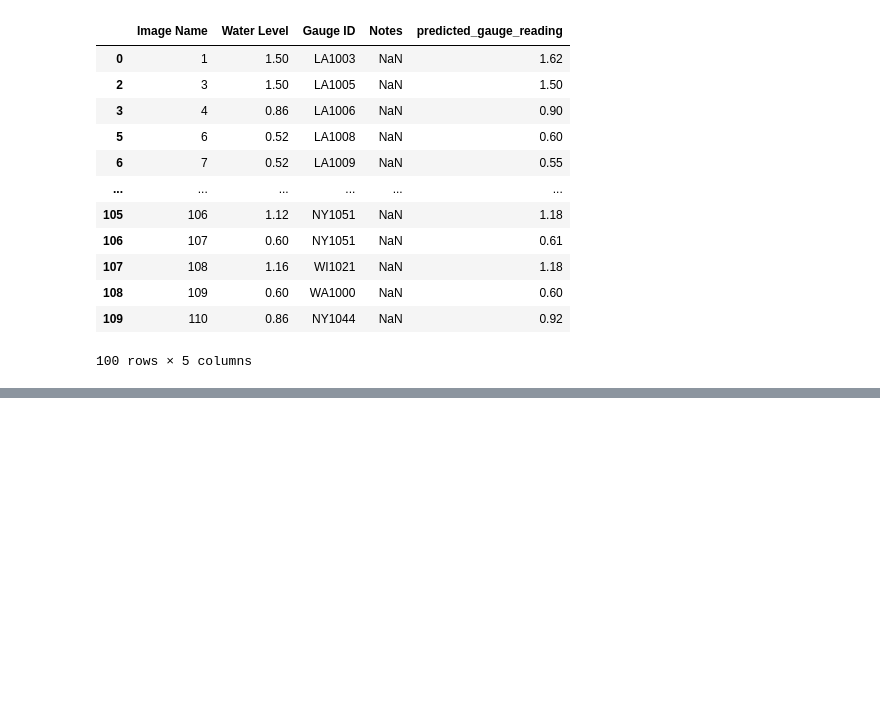
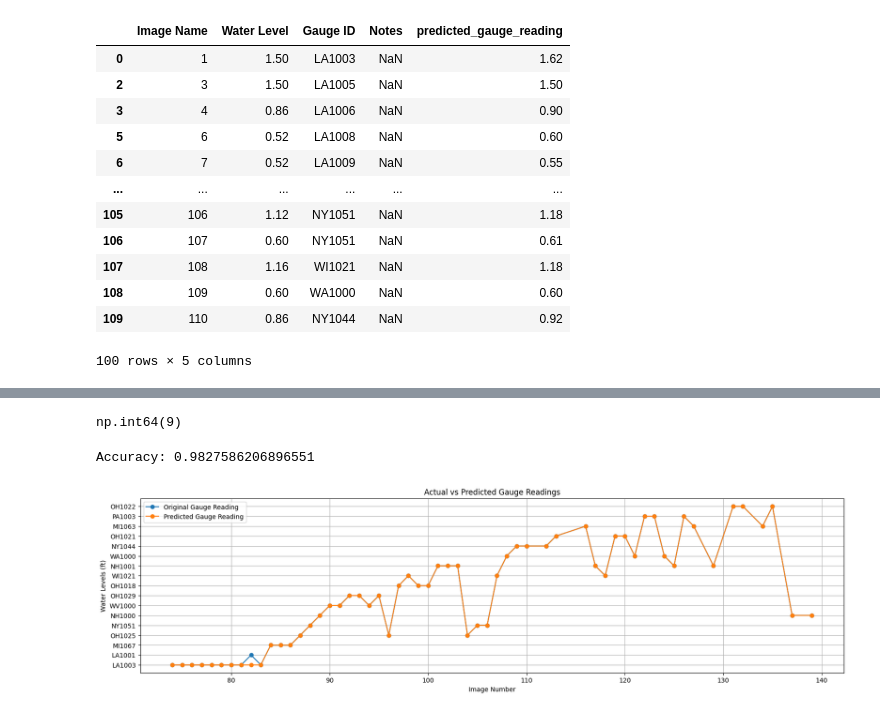
Before and after one commit to cslowry/CrowdHydrology, a Jupyter notebook: model/evaluation/evalutaion.ipynb, the cells around one changed output, grey strips where cells are left out. Saved outputs shown, nothing was run; the diff lists cells and outputs as text; code cells hidden in the pictures; blank space fills up the shorter version.

```diff
--- a/model/evaluation/evalutaion.ipynb
+++ b/model/evaluation/evalutaion.ipynb
@@ -138,0 +151,3 @@ df.head(100)
+# %%
+prediction_readings = pd.read_csv("../station_labels_old.csv")
+prediction_readings.shape
@@ -138,0 +174,3 @@ df.head(100)
+# %%
+df = original.copy()
+df
@@ -138,0 +191,3 @@ df.head(100)
+# %%
+df["predicted_station_id"] = prediction_readings["station_id"].to_numpy()
+df
@@ -138,0 +208,36 @@ df.head(100)
+# %%
+df["predicted_station_id"].isnull().sum()
+# %% [output]
+np.int64(9)
+# %%
+from sklearn.metrics import accuracy_score, classification_report, confusion_matrix
+
+# drop na values
+df = df.dropna(subset=["predicted_station_id"])
+# df["predicted_station_id"] = df["predicted_station_id"].astype(int)
+# df["Station ID"] = df["Station ID"].astype(int)
+# df.head()
+accuracy = accuracy_score(df["Gauge ID"], df["predicted_station_id"])
+print(f"Accuracy: {accuracy}")
+
+# print(classification_report(df["Station ID"], df["predicted_station_id"]))
+# %% [output]
+Accuracy: 0.9827586206896551
+# %%
+plt.figure(figsize=(20, 5))
+plt.plot(df["predicted_station_id"], marker='o', label='Original Gauge Reading')
+plt.plot(df["Gauge ID"], marker='o', label="Predicted Gauge Reading")
+
+# x label in 5 interval
+# plt.xticks(range(0, len(original), 5), rotation=45)
+plt.legend()
+# 0.05 y interval  with min -3 and max 3.5
+# plt.ylim(-4, 3.5)
+plt.grid(True)
+plt.xlabel("Image Number")
+plt.ylabel("Water Levels (ft)")
+
+plt.title("Actual vs Predicted Gauge Readings")
+plt.show()
+# %% [output]
+[figure, added]
```
Also changed, not shown: parts of 16 cells of this notebook, 3 other files.
